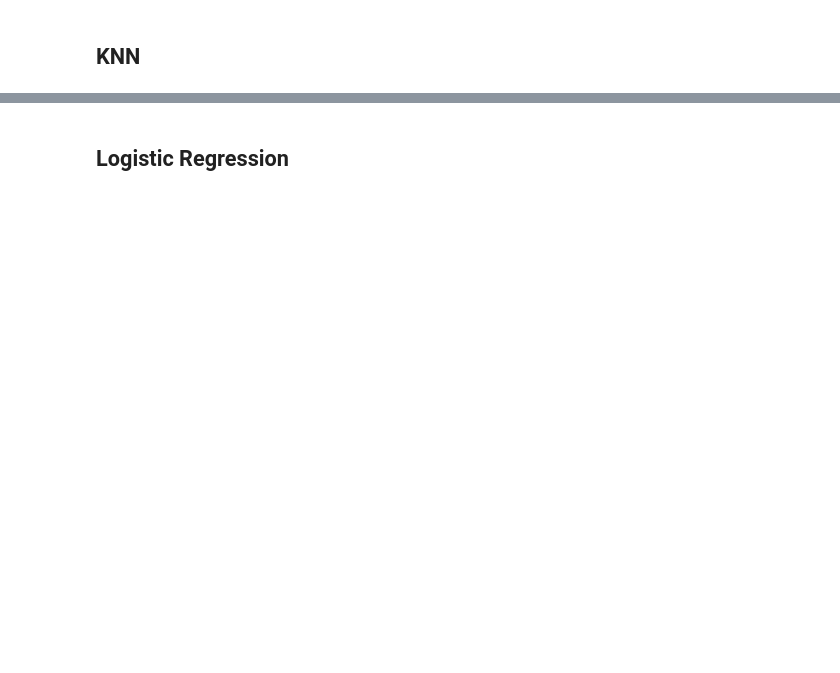
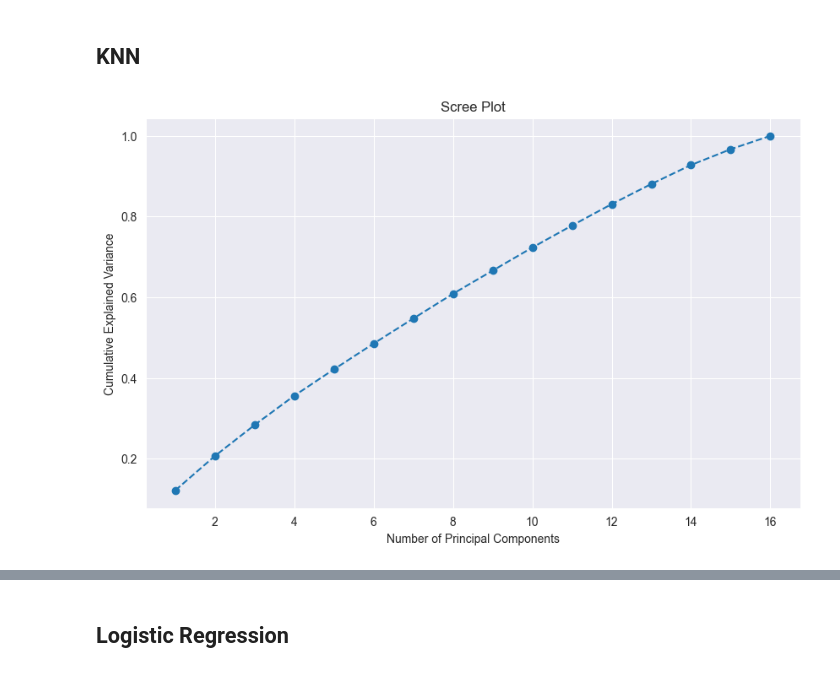
Before and after one commit to dzungnguyen21/Finale_project_machine_learning, a Jupyter notebook: ml.ipynb, the cells around one changed output, grey strips where cells are left out. Cells and saved outputs as stored; diff of their text form; code cells hidden in the pictures; blank space fills up the shorter version.

Commit message:
add model

```diff
--- a/ml.ipynb
+++ b/ml.ipynb
@@ -581,0 +605,23 @@ weighted avg       0.66      0.67      0.66     30712
+# %%
+from sklearn.svm import LinearSVC
+from sklearn.model_selection import GridSearchCV
+
+# Khởi tạo mô hình LinearSVC
+model = LinearSVC()
+
+# Danh sách các giá trị C để thử
+param_grid = {'C': [0.01, 0.1, 1, 10, 100]}
+
+
+# Thực hiện tìm kiếm siêu tham số (hyperparameter tuning) thông qua cross-validation
+grid_search = GridSearchCV(model, param_grid, scoring='f1', cv=5)
+grid_search.fit(x_train, y_train)
+
+# In ra giá trị của tham số tốt nhất
+print("Best C:", grid_search.best_params_['C'])
+
+# Đánh giá hiệu suất của mô hình trên tập kiểm tra
+best_model = grid_search.best_estimator_
+y_pred = best_model.predict(x_test)
+f1 = f1_score(y_test, y_pred, average='weighted')
+print("F1-score on test set:", f1)
@@ -582,2 +653,22 @@ weighted avg       0.66      0.67      0.66     30712
 # %% [markdown]
 ## KNN
+# %%
+from sklearn.decomposition import PCA
+
+# Áp dụng PCA
+pca = PCA()
+X_train_pca = pca.fit_transform(x_train)
+
+# Tỷ lệ phương sai được giải thích bởi các thành phần chính
+explained_variance_ratio = pca.explained_variance_ratio_
+
+# Vẽ biểu đồ Scree plot
+plt.figure(figsize=(10, 6))
+plt.plot(range(1, len(explained_variance_ratio) + 1), explained_variance_ratio.cumsum(), marker='o', linestyle='--')
+plt.title('Scree Plot')
+plt.xlabel('Number of Principal Components')
+plt.ylabel('Cumulative Explained Variance')
+plt.grid(True)
+plt.show()
+# %% [output]
+[figure, added]
```
Also changed, not shown: parts of 22 cells of this notebook.
